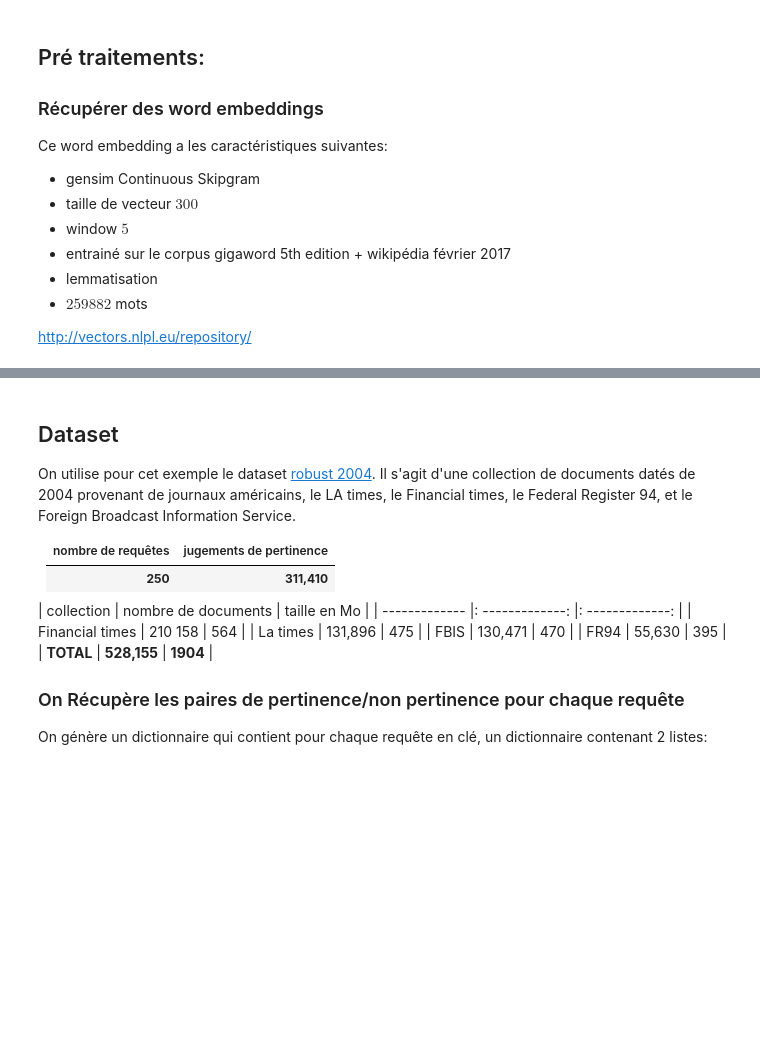
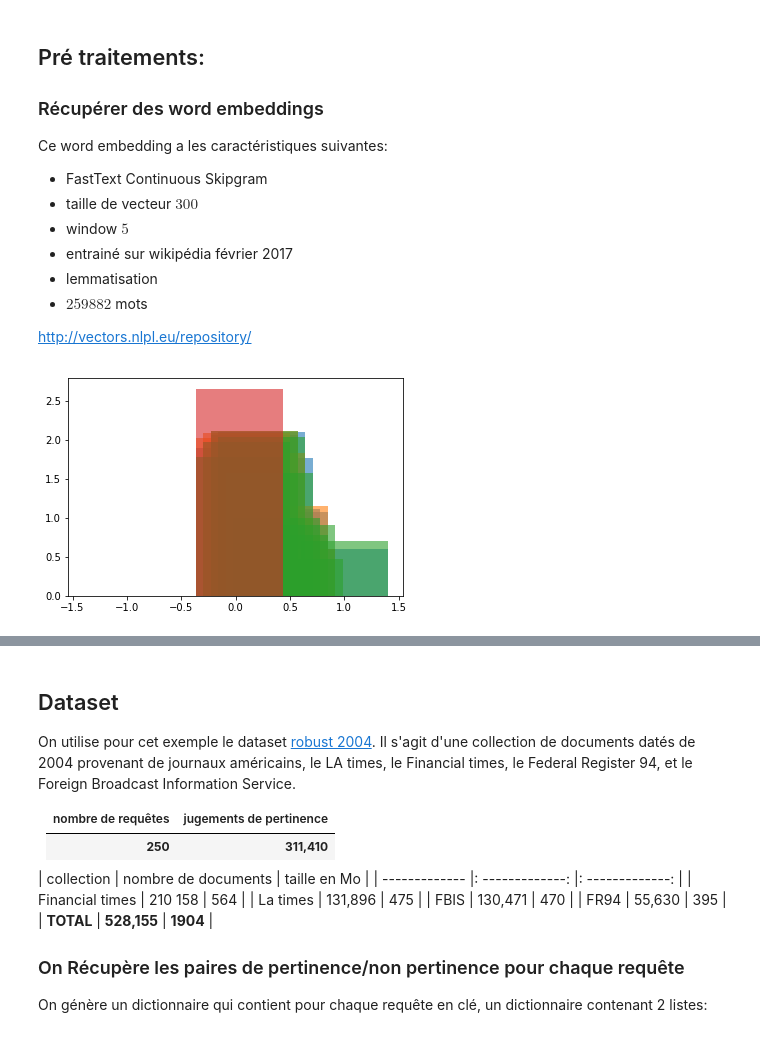
Before and after one commit to ismaelbonneau/semantic_deep_neuralIR, a Jupyter notebook: DRMM.ipynb, the cells around one changed output, grey strips where cells are left out. Drawn from its saved outputs; the diff is of its cells as text; code cells hidden in the pictures; blank space fills up the shorter version.

```diff
--- a/DRMM.ipynb
+++ b/DRMM.ipynb
@@ -64,10 +64,10 @@ dataset_path = "data"
 
 Ce word embedding a les caractéristiques suivantes:
 
-- gensim Continuous Skipgram
+- FastText Continuous Skipgram
 - taille de vecteur ${300}$
 - window ${5}$
-- entrainé sur le corpus gigaword 5th edition + wikipédia février 2017
+- entrainé sur wikipédia février 2017
 - lemmatisation
 - ${259882}$ mots
 
@@ -78,0 +75,10 @@ word_vectors = KeyedVectors.load_word2vec_format('embeddings_wiki2017/model.txt'
+# %%
+interractions = np.load("saved_data/{}_interractions.npy".format("307"))
+# %%
+plt.bar(np.linspace(-1, 1, num=30), interractions[31][0], alpha=0.6)
+plt.bar(np.linspace(-1, 1, num=30), interractions[31][1], alpha=0.6)
+plt.bar(np.linspace(-1, 1, num=30), interractions[31][2], alpha=0.6)
+plt.bar(np.linspace(-1, 1, num=30), interractions[31][3], alpha=0.6)
+plt.show()
+# %% [output]
+[figure, added]
```
Also changed, not shown: parts of 15 cells of this notebook, 8 other files.
